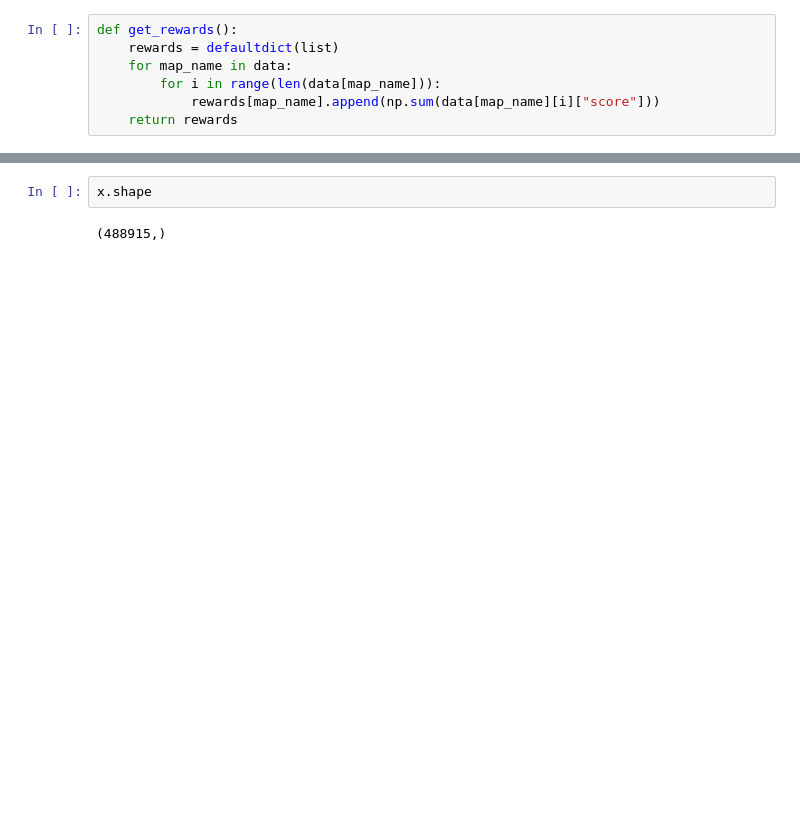
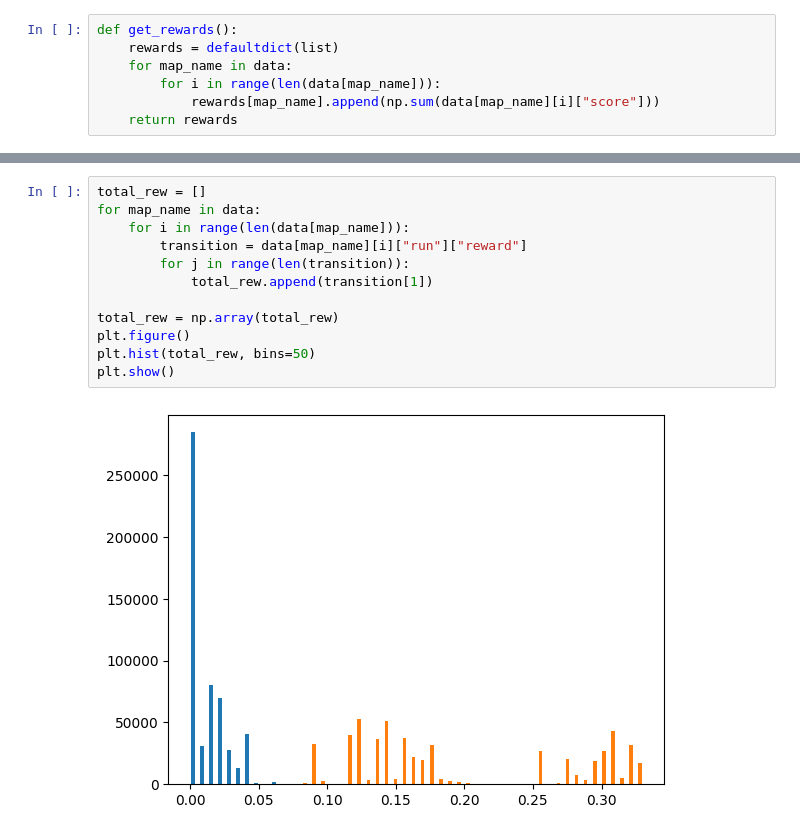
Before and after one commit to Etyl/swarm-rescue, a Jupyter notebook: rl/data_vis.ipynb, the cells around one changed output, grey strips where cells are left out. Saved outputs shown, nothing was run; the diff lists cells and outputs as text; blank space fills up the shorter version.

```diff
--- a/rl/data_vis.ipynb
+++ b/rl/data_vis.ipynb
@@ -137,4 +135,14 @@ plt.show()
 # %%
-x.shape
+total_rew = []
+for map_name in data:
+    for i in range(len(data[map_name])):
+        transition = data[map_name][i]["run"]["reward"]
+        for j in range(len(transition)):
+            total_rew.append(transition[1])
+
+total_rew = np.array(total_rew)
+plt.figure()
+plt.hist(total_rew, bins=50)
+plt.show()
 # %% [output]
-(488915,)
+[figure, added]
```
Also changed, not shown: parts of 4 cells of this notebook, 2 other files.
